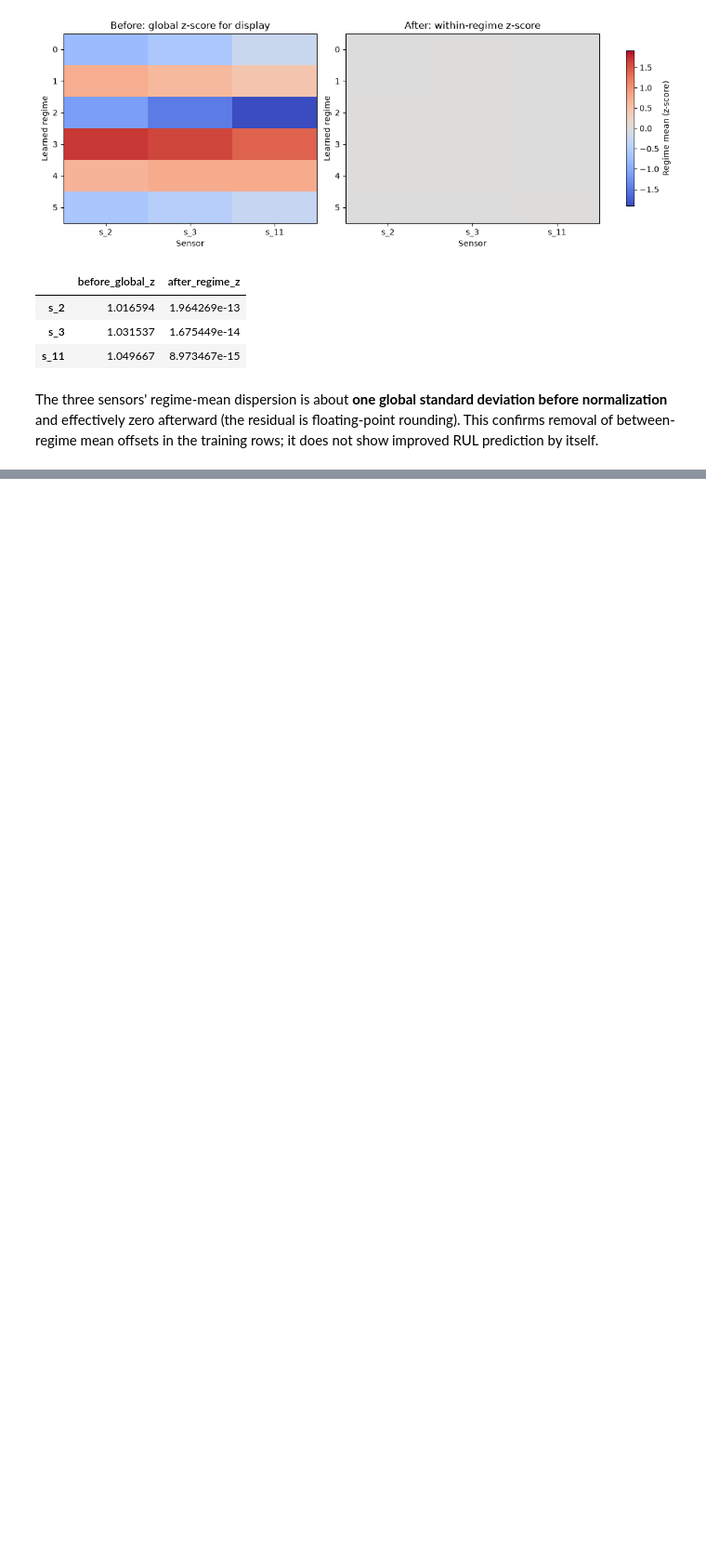
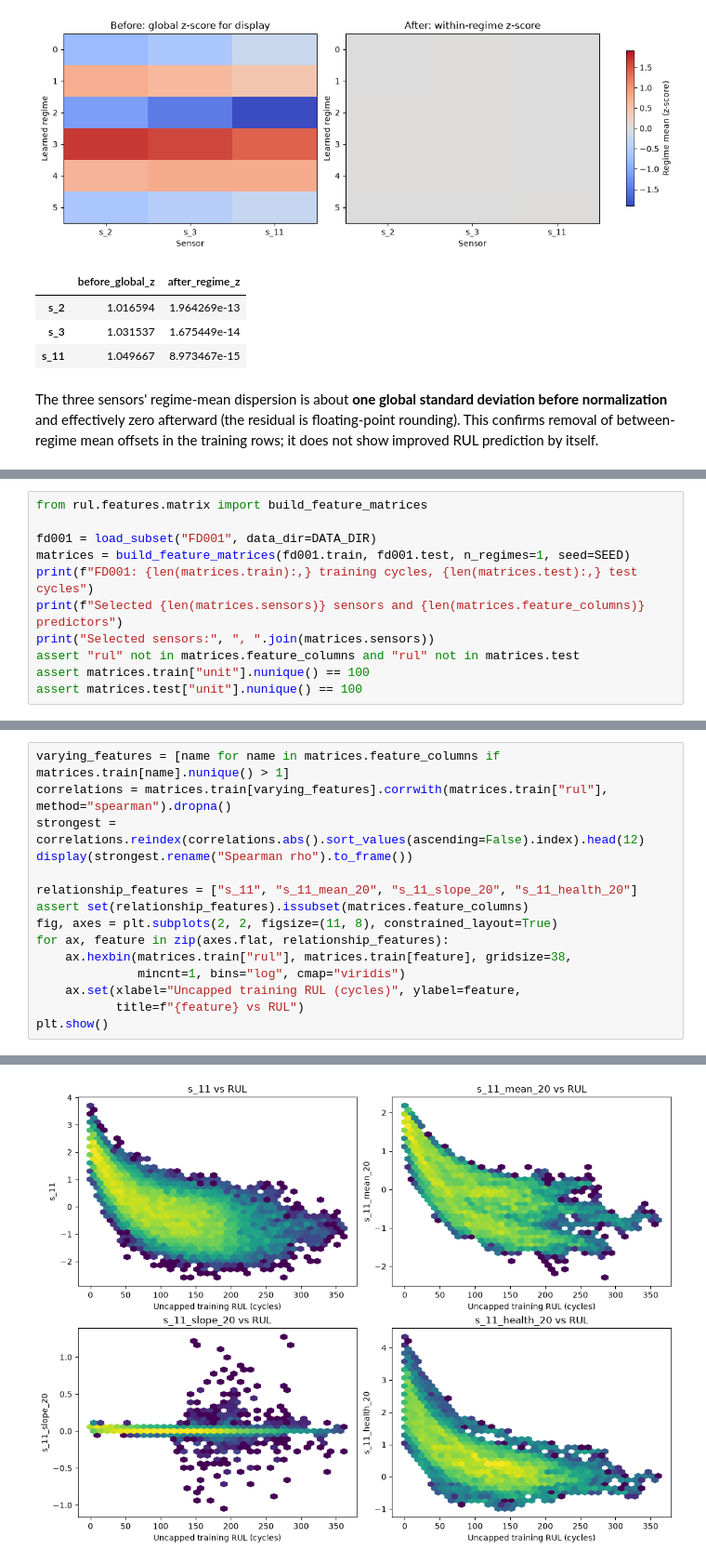
Before and after one commit to vks-g/cmapss-rul-hybrid, a Jupyter notebook: notebooks/phase1/02_feature_engineering.ipynb, the cells around one changed output, grey strips where cells are left out. Shown at 93% size. Saved outputs shown, nothing was run; the diff lists cells and outputs as text; blank space fills up the shorter version.

Commit message:
docs(notebook): plot causal features against training RUL

```diff
--- a/notebooks/phase1/02_feature_engineering.ipynb
+++ b/notebooks/phase1/02_feature_engineering.ipynb
@@ -61,0 +66,11 @@ The three sensors' regime-mean dispersion is about **one global standard deviati
+# %%
+from rul.features.matrix import build_feature_matrices
+
+fd001 = load_subset("FD001", data_dir=DATA_DIR)
+matrices = build_feature_matrices(fd001.train, fd001.test, n_regimes=1, seed=SEED)
+print(f"FD001: {len(matrices.train):,} training cycles, {len(matrices.test):,} test cycles")
+print(f"Selected {len(matrices.sensors)} sensors and {len(matrices.feature_columns)} predictors")
+print("Selected sensors:", ", ".join(matrices.sensors))
+assert "rul" not in matrices.feature_columns and "rul" not in matrices.test
+assert matrices.train["unit"].nunique() == 100
+assert matrices.test["unit"].nunique() == 100
@@ -61,0 +83,16 @@ The three sensors' regime-mean dispersion is about **one global standard deviati
+# %%
+varying_features = [name for name in matrices.feature_columns if matrices.train[name].nunique() > 1]
+correlations = matrices.train[varying_features].corrwith(matrices.train["rul"], method="spearman").dropna()
+strongest = correlations.reindex(correlations.abs().sort_values(ascending=False).index).head(12)
+display(strongest.rename("Spearman rho").to_frame())
+
+relationship_features = ["s_11", "s_11_mean_20", "s_11_slope_20", "s_11_health_20"]
+assert set(relationship_features).issubset(matrices.feature_columns)
+fig, axes = plt.subplots(2, 2, figsize=(11, 8), constrained_layout=True)
+for ax, feature in zip(axes.flat, relationship_features):
+    ax.hexbin(matrices.train["rul"], matrices.train[feature], gridsize=38,
+              mincnt=1, bins="log", cmap="viridis")
+    ax.set(xlabel="Uncapped training RUL (cycles)", ylabel=feature,
+           title=f"{feature} vs RUL")
+plt.show()
+# %% [output]
@@ -61,0 +112 @@ The three sensors' regime-mean dispersion is about **one global standard deviati
+[figure, added]
```
Also changed, not shown: parts of 5 cells of this notebook.
